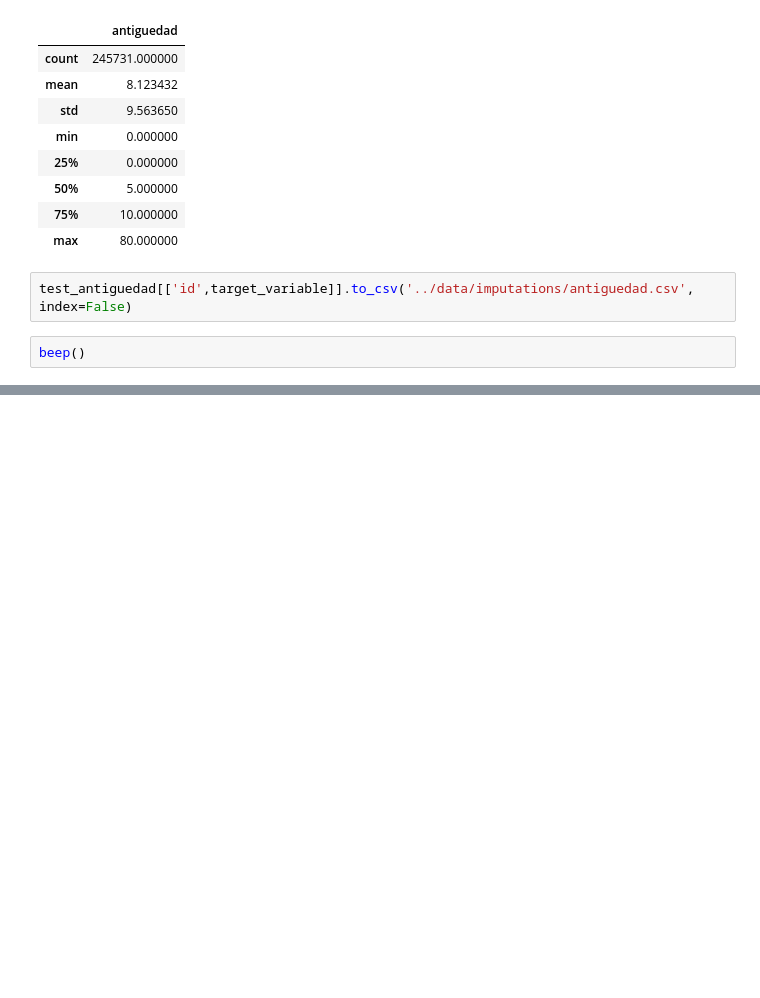
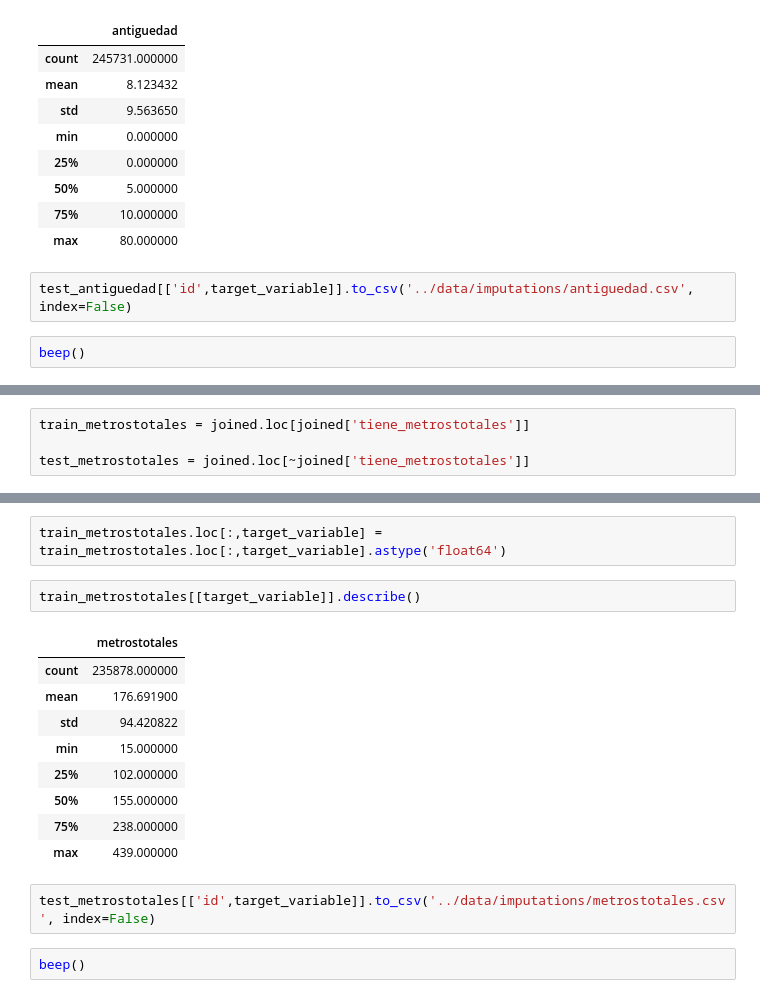
Before and after one commit to rozanecm/7506_tp2_2c2019, a Jupyter notebook: notebooks/fillna with ml by rozanecm.ipynb, the cells around one changed output, grey strips where cells are left out. Saved outputs shown, nothing was run; the diff lists cells and outputs as text; blank space fills up the shorter version.

```diff
--- a/notebooks/fillna with ml by rozanecm.ipynb
+++ b/notebooks/fillna with ml by rozanecm.ipynb
@@ -885,0 +903,4 @@ beep()
+# %%
+train_metrostotales = joined.loc[joined['tiene_metrostotales']]
+
+test_metrostotales = joined.loc[~joined['tiene_metrostotales']]
@@ -885,0 +960,18 @@ beep()
+# %%
+train_metrostotales.loc[:,target_variable] = train_metrostotales.loc[:,target_variable].astype('float64')
+# %%
+train_metrostotales[[target_variable]].describe()
+# %% [output]
+|  | metrostotales |
+| count | 235878.000000 |
+| mean | 176.691900 |
+| std | 94.420822 |
+| min | 15.000000 |
+| 25% | 102.000000 |
+| 50% | 155.000000 |
+| 75% | 238.000000 |
+| max | 439.000000 |
+# %%
+test_metrostotales[['id',target_variable]].to_csv('../data/imputations/metrostotales.csv', index=False)
+# %%
+beep()
```
Also changed, not shown: parts of 10 cells of this notebook, 1 other file.
